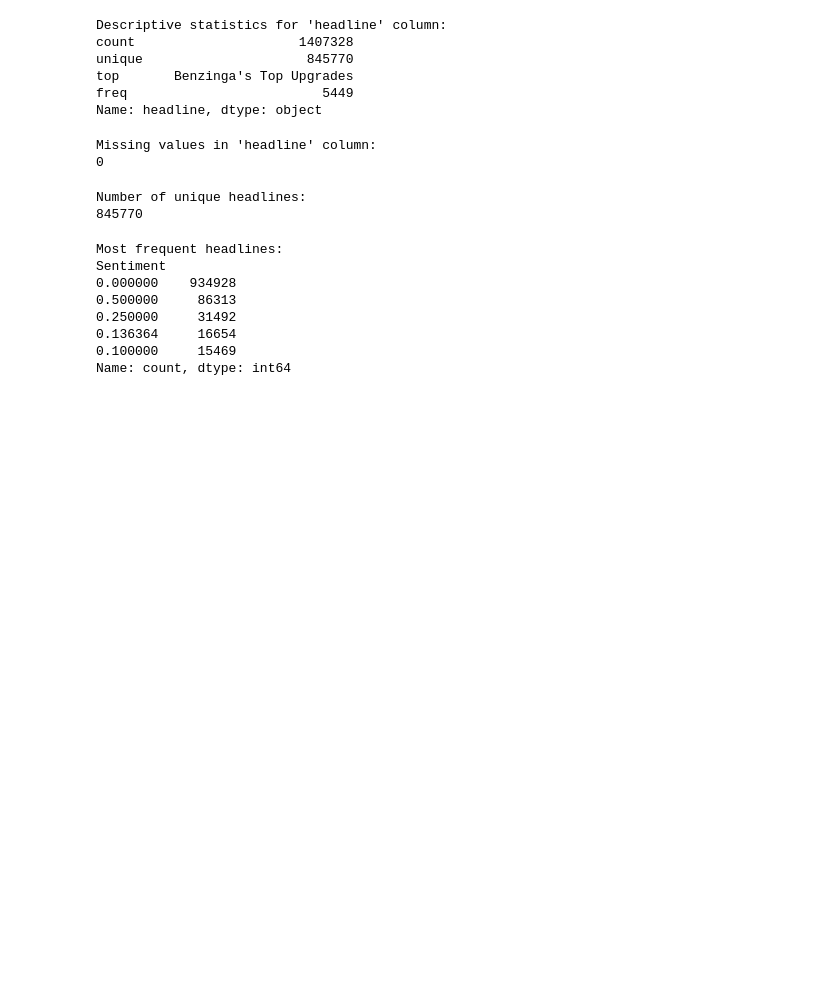
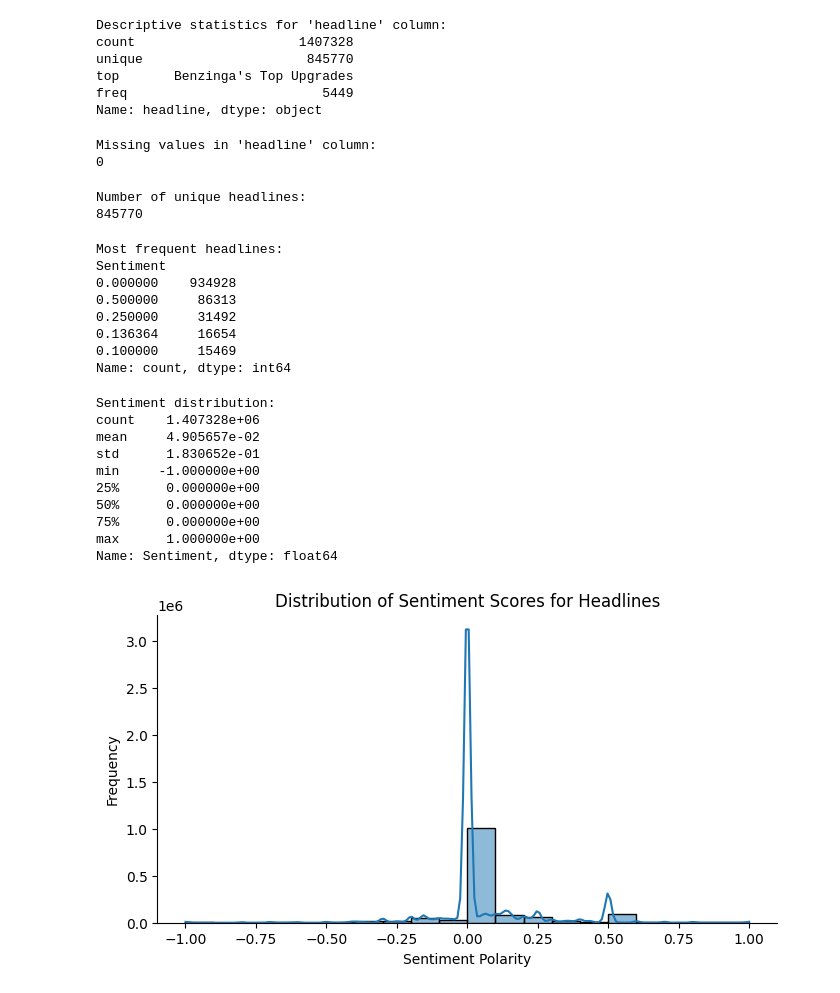
Before and after one commit to Bezawit85/financial-news-sentiment, a Jupyter notebook: notebooks/eda.ipynb, the cells around one changed output. Saved outputs shown, nothing was run; the diff lists cells and outputs as text; code cells hidden in the pictures; blank space fills up the shorter version.

Commit message:
feat: added sentiment score distribution stats and histogram

```diff
--- a/notebooks/eda.ipynb
+++ b/notebooks/eda.ipynb
@@ -86,3 +86,28 @@ Sentiment
 0.136364     16654
 0.100000     15469
 Name: count, dtype: int64
+# %%
+# Sentiment score distribution
+print("\nSentiment distribution:")
+print(df_csv['Sentiment'].describe())
+
+# Plot the distribution of sentiment scores
+plt.figure(figsize=(8, 4))
+sns.histplot(df_csv['Sentiment'], bins=20, kde=True)
+plt.title('Distribution of Sentiment Scores for Headlines')
+plt.xlabel('Sentiment Polarity')
+plt.ylabel('Frequency')
+plt.gca().spines[['top', 'right']].set_visible(False)
+plt.show()
+# %% [output]
+Sentiment distribution:
+count    1.407328e+06
+mean     4.905657e-02
+std      1.830652e-01
+min     -1.000000e+00
+25%      0.000000e+00
+50%      0.000000e+00
+75%      0.000000e+00
+max      1.000000e+00
+Name: Sentiment, dtype: float64
+[figure, added]
```
